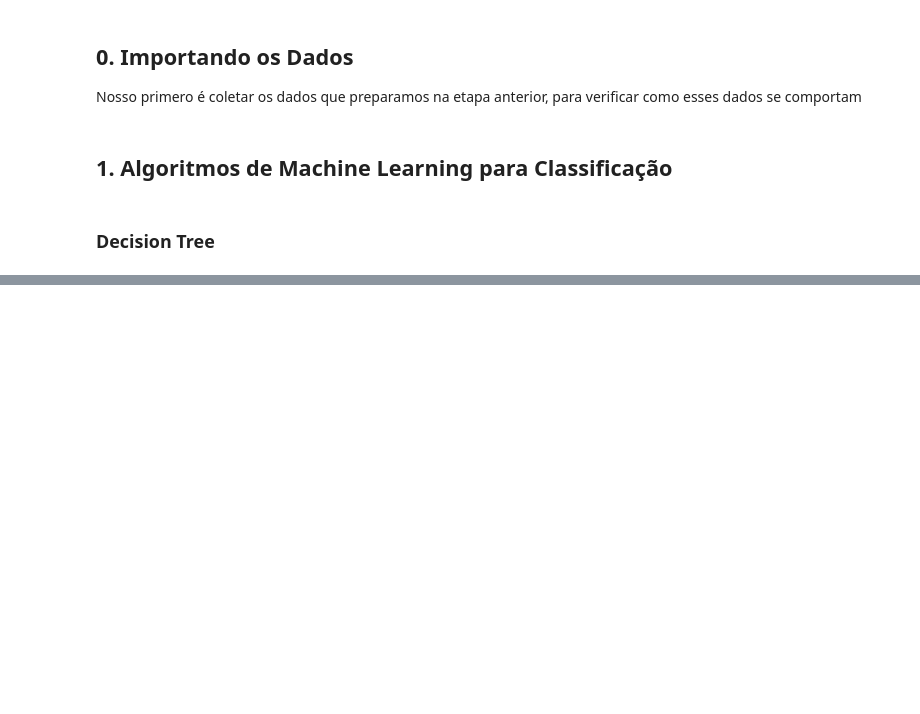
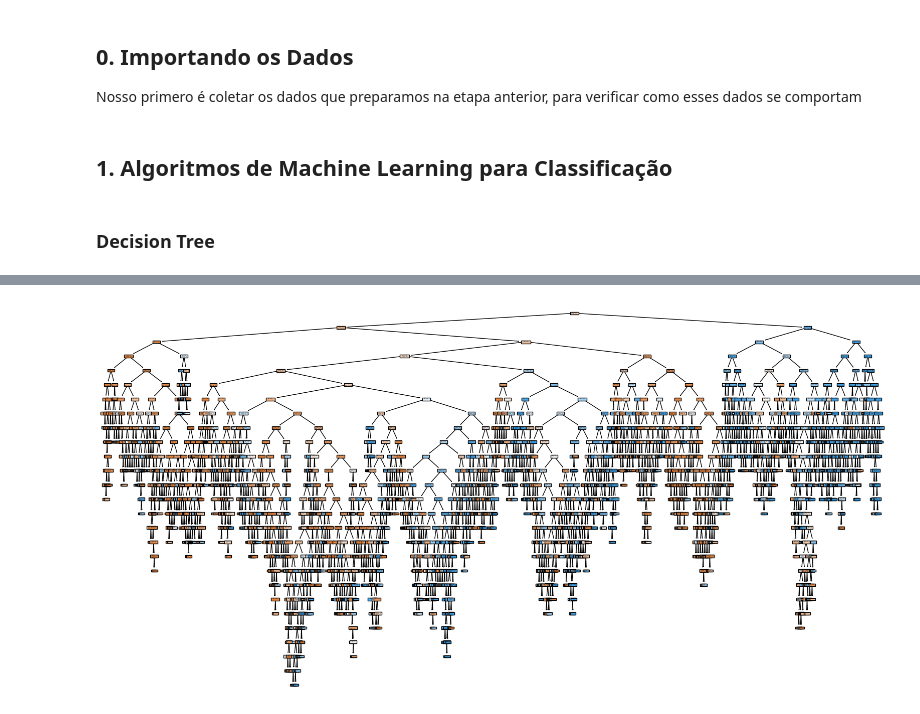
Before and after one commit to GuilhermeMaciel75/SI5-ELEC2, a Jupyter notebook: notebooks/04-Variacao_Parametrica/decision_tree.ipynb, the cells around one changed output, grey strips where cells are left out. Cells and saved outputs as stored; diff of their text form; code cells hidden in the pictures; blank space fills up the shorter version.

```diff
--- a/notebooks/04-Variacao_Parametrica/decision_tree.ipynb
+++ b/notebooks/04-Variacao_Parametrica/decision_tree.ipynb
@@ -95,0 +116,9 @@ plots.model_evaluate(model_dt, df_dt, X_test, Y_test, model_name="Decision Tree"
+# %%
+import matplotlib.pyplot as plt
+from sklearn.tree import plot_tree
+
+plt.figure(figsize=(20, 10))  # Ajuste o tamanho da figura conforme necessário
+plot_tree(model_dt, filled=True, feature_names=X_train.columns) #feature_names é o nome das colunas de atributos
+plt.show()
+# %% [output]
+[figure, added]
```
Also changed, not shown: parts of 6 cells of this notebook, 5 other files.
